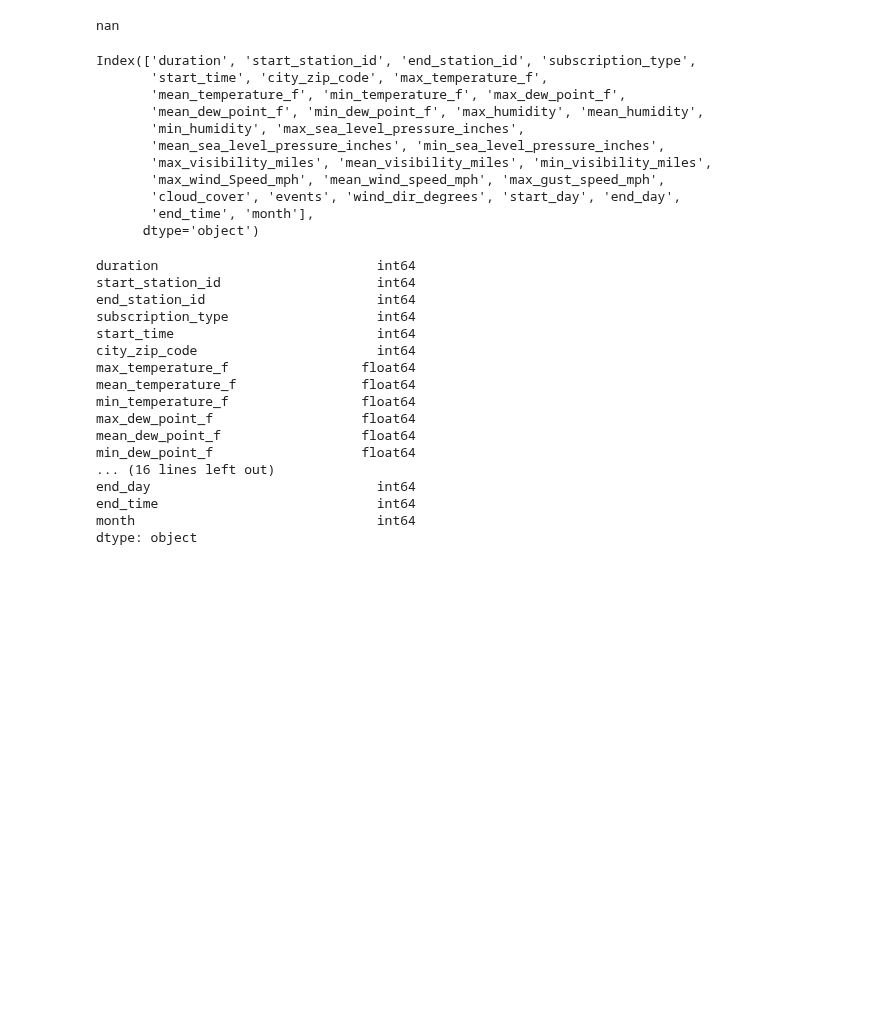
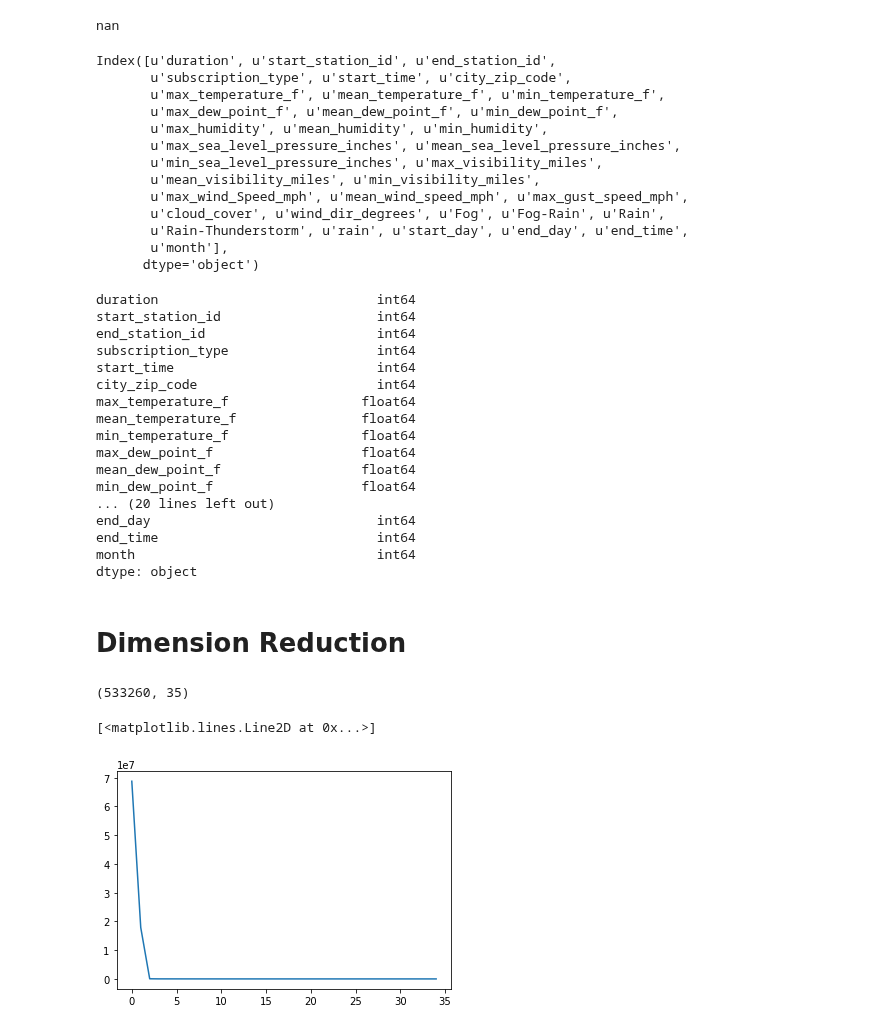
Before and after one commit to Azowyl/TP-Datos, a Jupyter notebook: Pre-procesamiento.ipynb, the cells around one changed output. Cells and saved outputs as stored; diff of their text form; code cells hidden in the pictures; blank space fills up the shorter version.

```diff
--- a/Pre-procesamiento.ipynb
+++ b/Pre-procesamiento.ipynb
@@ -120,28 +128,9 @@ array([nan, 'Rain', 'Fog', 'rain', 'Rain-Thunderstorm', 'Fog-Rain'], dtype=objec
 print(data['events'][1])
 # %% [output]
 nan
-# %%
-# nan = 0
-# Rain = 1
-# Fog = 2
-# Rain-Thunderstorm = 3
-# Fog-Rain = 4
-
-def isNaN(num):
-    return num != num
-
-def classify_event(event):
-    if (isNaN(event)): return 0
-    else:
-        return {
-            'Rain':1,
-            'rain':1,
-            'Fog':2,
-            'Rain-Thunderstorm':3,
-            'Fog-Rain':4
-        }[event]
-
-data['events'] = data.loc[:,['events']].applymap(lambda x: classify_event(x))
+# %%
+data = pd.concat([data,pd.get_dummies(data['events'])],axis=1)
+data.drop(labels=['events'],axis=1,inplace=True)
 # %%
 data['start_day'] = data['date'].dt.dayofweek
 data['end_day'] = data['end_date'].dt.dayofweek
@@ -152,16 +141,18 @@ data.drop(data.columns[[1,3]], axis=1, inplace=True)
 # %%
 data.columns
 # %% [output]
-Index(['duration', 'start_station_id', 'end_station_id', 'subscription_type',
-       'start_time', 'city_zip_code', 'max_temperature_f',
-       'mean_temperature_f', 'min_temperature_f', 'max_dew_point_f',
-       'mean_dew_point_f', 'min_dew_point_f', 'max_humidity', 'mean_humidity',
-       'min_humidity', 'max_sea_level_pressure_inches',
-       'mean_sea_level_pressure_inches', 'min_sea_level_pressure_inches',
-       'max_visibility_miles', 'mean_visibility_miles', 'min_visibility_miles',
-       'max_wind_Speed_mph', 'mean_wind_speed_mph', 'max_gust_speed_mph',
-       'cloud_cover', 'events', 'wind_dir_degrees', 'start_day', 'end_day',
-       'end_time', 'month'],
+Index([u'duration', u'start_station_id', u'end_station_id',
+       u'subscription_type', u'start_time', u'city_zip_code',
+       u'max_temperature_f', u'mean_temperature_f', u'min_temperature_f',
+       u'max_dew_point_f', u'mean_dew_point_f', u'min_dew_point_f',
+       u'max_humidity', u'mean_humidity', u'min_humidity',
+       u'max_sea_level_pressure_inches', u'mean_sea_level_pressure_inches',
+       u'min_sea_level_pressure_inches', u'max_visibility_miles',
+       u'mean_visibility_miles', u'min_visibility_miles',
+       u'max_wind_Speed_mph', u'mean_wind_speed_mph', u'max_gust_speed_mph',
+       u'cloud_cover', u'wind_dir_degrees', u'Fog', u'Fog-Rain', u'Rain',
+       u'Rain-Thunderstorm', u'rain', u'start_day', u'end_day', u'end_time',
+       u'month'],
       dtype='object')
 # %%
 data.dtypes
@@ -178,8 +169,24 @@ min_temperature_f                 float64
 max_dew_point_f                   float64
 mean_dew_point_f                  float64
 min_dew_point_f                   float64
-... (16 lines left out)
+... (20 lines left out)
 end_day                             int64
 end_time                            int64
 month                               int64
 dtype: object
+# %% [markdown]
+# Dimension Reduction
+# %%
+data.dropna(inplace=True)
+data.shape
+# %% [output]
+(533260, 35)
+# %%
+u,s,v = np.linalg.svd(data.as_matrix(),full_matrices=0)
+# %%
+%matplotlib inline
+# plt.xlim(xmax=5)
+plt.plot(s)
+# %% [output]
+[<matplotlib.lines.Line2D at 0x...>]
+[figure, added]
```
Also changed, not shown: parts of 14 cells of this notebook, 2 other files.
